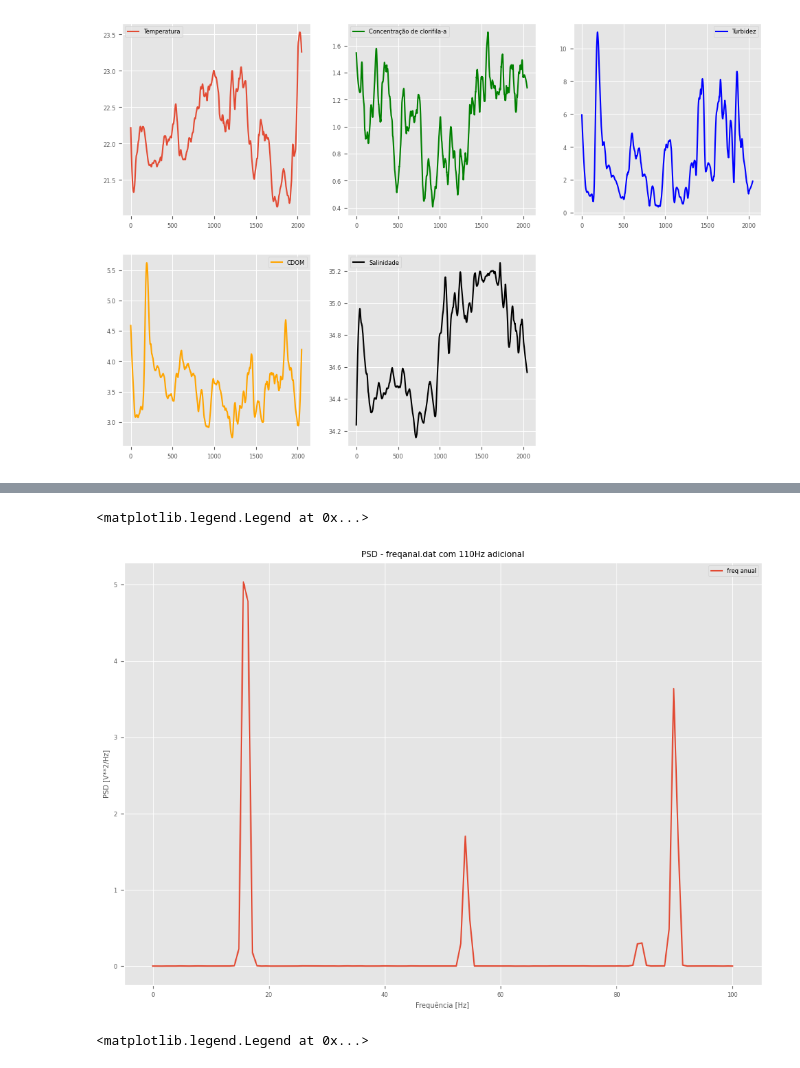
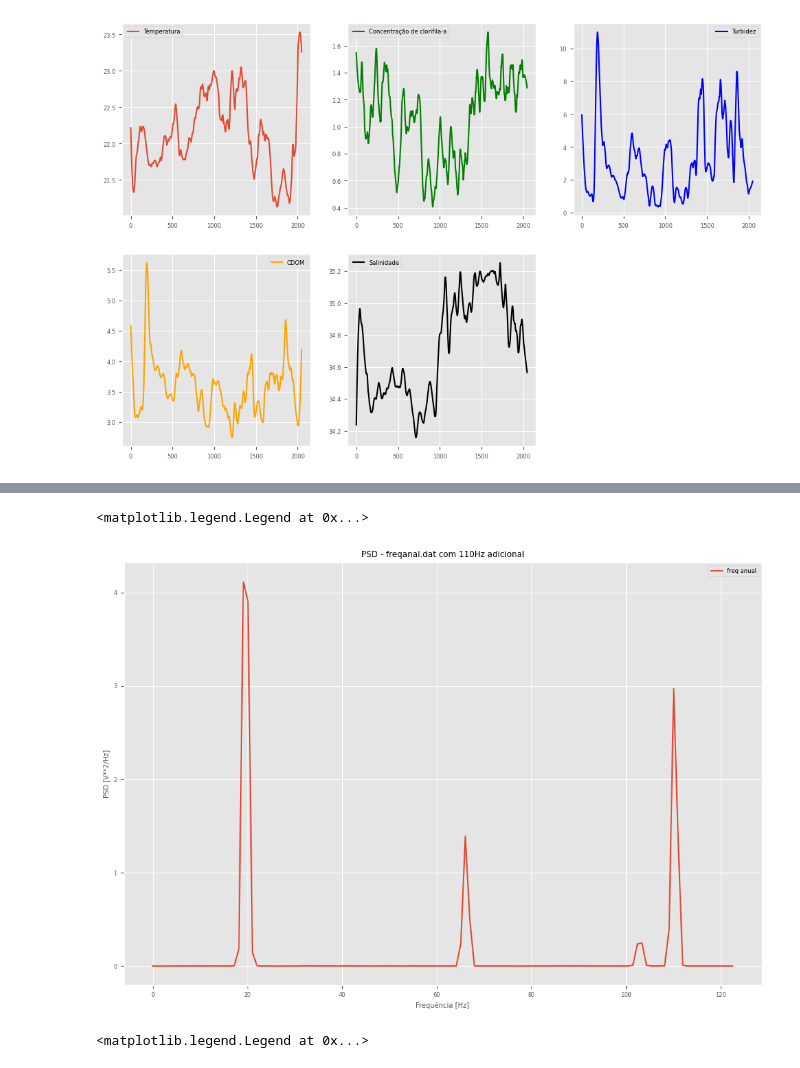
Before and after one commit to LSalimene/Analise-Series-temporais-em-oceano, a Jupyter notebook: lista5/lista5.ipynb, the cells around one changed output, grey strips where cells are left out. Saved outputs shown, nothing was run; the diff lists cells and outputs as text; code cells hidden in the pictures.

```diff
--- a/lista5/lista5.ipynb
+++ b/lista5/lista5.ipynb
@@ -196,16 +238,16 @@ y = freqanual[:,0]
 f = 110
 y = y +( 3 * np.sin(2 * np.pi * f * t))
 # %%
-fra,Pra=signal.welch(y,len(y)/10)
+fra,Pra=signal.welch(y,245)
 plt.figure(figsize=(12,8))
 plt.plot(fra, Pra,label='freq anual')
 plt.title('PSD - freqanal.dat com 110Hz adicional')
 plt.xlabel('Frequência [Hz]')
 plt.ylabel('PSD [V**2/Hz]')
 plt.legend()
 # %% [output]
 <matplotlib.legend.Legend at 0x...>
-[figure, old version]
+[figure, new version]
 # %%
 logbinsfu = np.logspace(np.log10(-11.84789),np.log10(8.557968),11)
 logbinstu = np.logspace(np.log10(np.min(tu[:,0])),np.log10(np.max(tu[:,0])),11)
```
Also changed, not shown: parts of 9 cells of this notebook.
